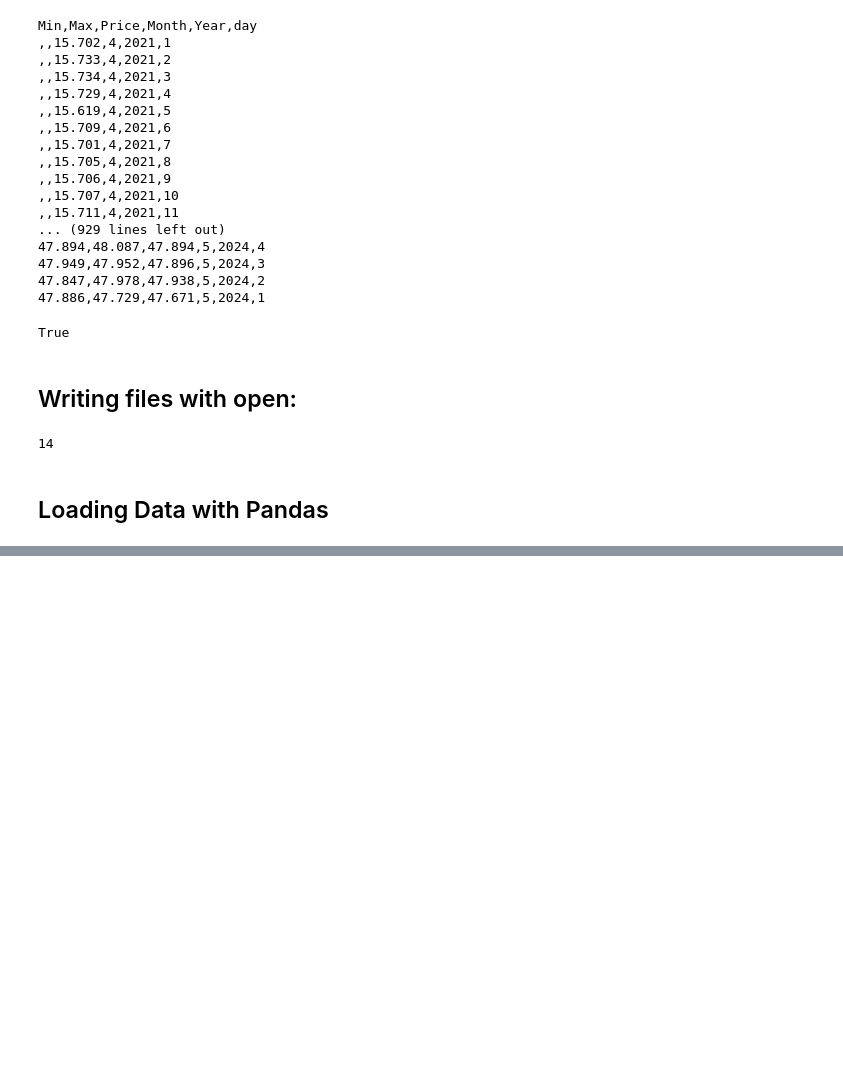
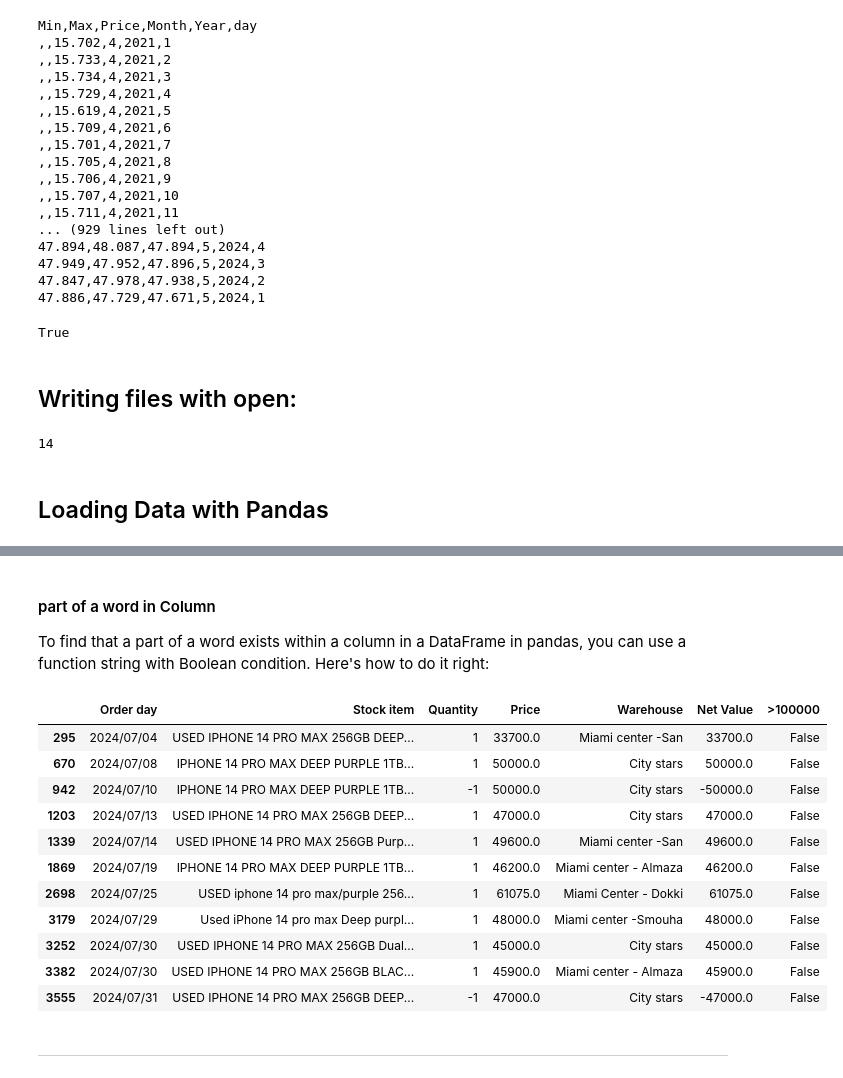
Before and after one commit to MohamedAhmedAliAhmed/Python-for-data-science, a Jupyter notebook: Your First Program 1.ipynb, the cells around one changed output, grey strips where cells are left out. Cells and saved outputs as stored; diff of their text form; code cells hidden in the pictures; blank space fills up the shorter version.

```diff
--- a/Your First Program 1.ipynb
+++ b/Your First Program 1.ipynb
@@ -1236,0 +1281,3 @@ with open("D:/Labtop Sharing/Jupyter notebook/Python for data science/example1.t
+# %%
+df['Order day'] = df['Order date'].dt.strftime('%Y/%m/%d')
+df.head()
@@ -1236,0 +1291,3 @@ with open("D:/Labtop Sharing/Jupyter notebook/Python for data science/example1.t
+# %%
+x = df[["Order day","Stock item","Quantity","Price","Warehouse","Net Value"]]
+x
@@ -1236,0 +1342,2 @@ with open("D:/Labtop Sharing/Jupyter notebook/Python for data science/example1.t
+# %%
+x.drop(columns=[">100000"],inplace=True)
@@ -1236,0 +1362,2 @@ with open("D:/Labtop Sharing/Jupyter notebook/Python for data science/example1.t
+# %%
+x[">100000"] = x["Price"]>=100000
@@ -1236,0 +1379,19 @@ with open("D:/Labtop Sharing/Jupyter notebook/Python for data science/example1.t
+# %% [markdown]
+#### part of a word in Column
+
+To find that a part of a word exists within a column in a DataFrame in pandas, you can use a function string with Boolean condition. Here's how to do it right:
+# %%
+x[x["Stock item"].str.contains("IPHONE 14 PRO MAX", case=False, na=False)]
+# %% [output]
+|  | Order day | Stock item | Quantity | Price | Warehouse | Net Value | >100000 |
+| 295 | 2024/07/04 | USED IPHONE 14 PRO MAX 256GB DEEP... | 1 | 33700.0 | Miami center -San | 33700.0 | False |
+| 670 | 2024/07/08 | IPHONE 14 PRO MAX DEEP PURPLE 1TB... | 1 | 50000.0 | City stars | 50000.0 | False |
+| 942 | 2024/07/10 | IPHONE 14 PRO MAX DEEP PURPLE 1TB... | -1 | 50000.0 | City stars | -50000.0 | False |
+| 1203 | 2024/07/13 | USED IPHONE 14 PRO MAX 256GB DEEP... | 1 | 47000.0 | City stars | 47000.0 | False |
+| 1339 | 2024/07/14 | USED IPHONE 14 PRO MAX 256GB Purp... | 1 | 49600.0 | Miami center -San | 49600.0 | False |
+| 1869 | 2024/07/19 | IPHONE 14 PRO MAX DEEP PURPLE 1TB... | 1 | 46200.0 | Miami center - Almaza | 46200.0 | False |
+| 2698 | 2024/07/25 | USED iphone 14 pro max/purple 256... | 1 | 61075.0 | Miami Center - Dokki | 61075.0 | False |
+| 3179 | 2024/07/29 | Used iPhone 14 pro max Deep purpl... | 1 | 48000.0 | Miami center -Smouha | 48000.0 | False |
+| 3252 | 2024/07/30 | USED IPHONE 14 PRO MAX 256GB Dual... | 1 | 45000.0 | City stars | 45000.0 | False |
+| 3382 | 2024/07/30 | USED IPHONE 14 PRO MAX 256GB BLAC... | 1 | 45900.0 | Miami center - Almaza | 45900.0 | False |
+| 3555 | 2024/07/31 | USED IPHONE 14 PRO MAX 256GB DEEP... | -1 | 47000.0 | City stars | -47000.0 | False |
@@ -1236,0 +1400,2 @@ with open("D:/Labtop Sharing/Jupyter notebook/Python for data science/example1.t
+# %% [markdown]
+____________________________________
```
Also changed, not shown: parts of 17 cells of this notebook, 4 other files.
